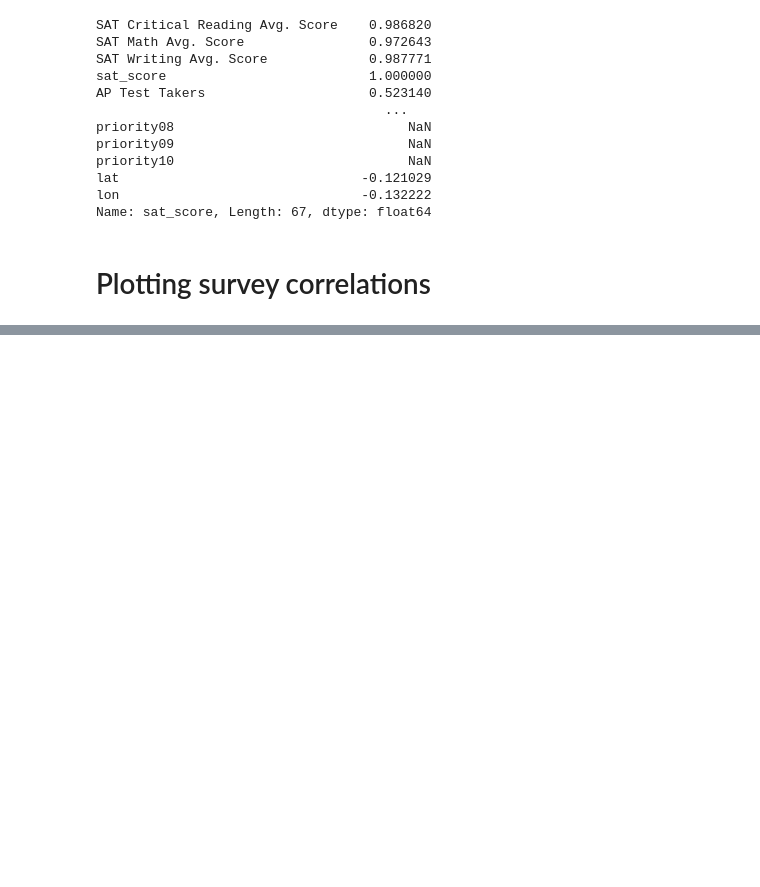
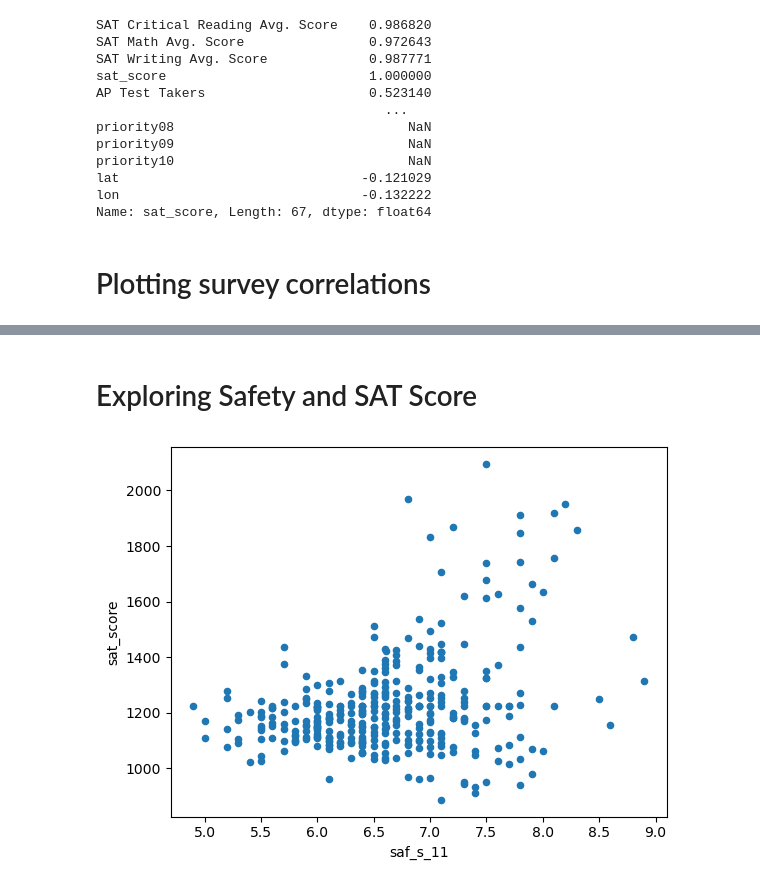
Before and after one commit to mcbrownmwale/Guided_Projects, a Jupyter notebook: NYC_High_School_Project.ipynb, the cells around one changed output, grey strips where cells are left out. Drawn from its saved outputs; the diff is of its cells as text; code cells hidden in the pictures; blank space fills up the shorter version.

```diff
--- a/NYC_High_School_Project.ipynb
+++ b/NYC_High_School_Project.ipynb
@@ -165,0 +192,7 @@ survey_fields.remove("DBN")
+# %% [markdown]
+# Exploring Safety and SAT Score
+# %%
+combined.plot.scatter(x = 'saf_s_11', y = 'sat_score')
+plt.show()
+# %% [output]
+[figure, added]
```
Also changed, not shown: parts of 21 cells of this notebook, 4 other files.
